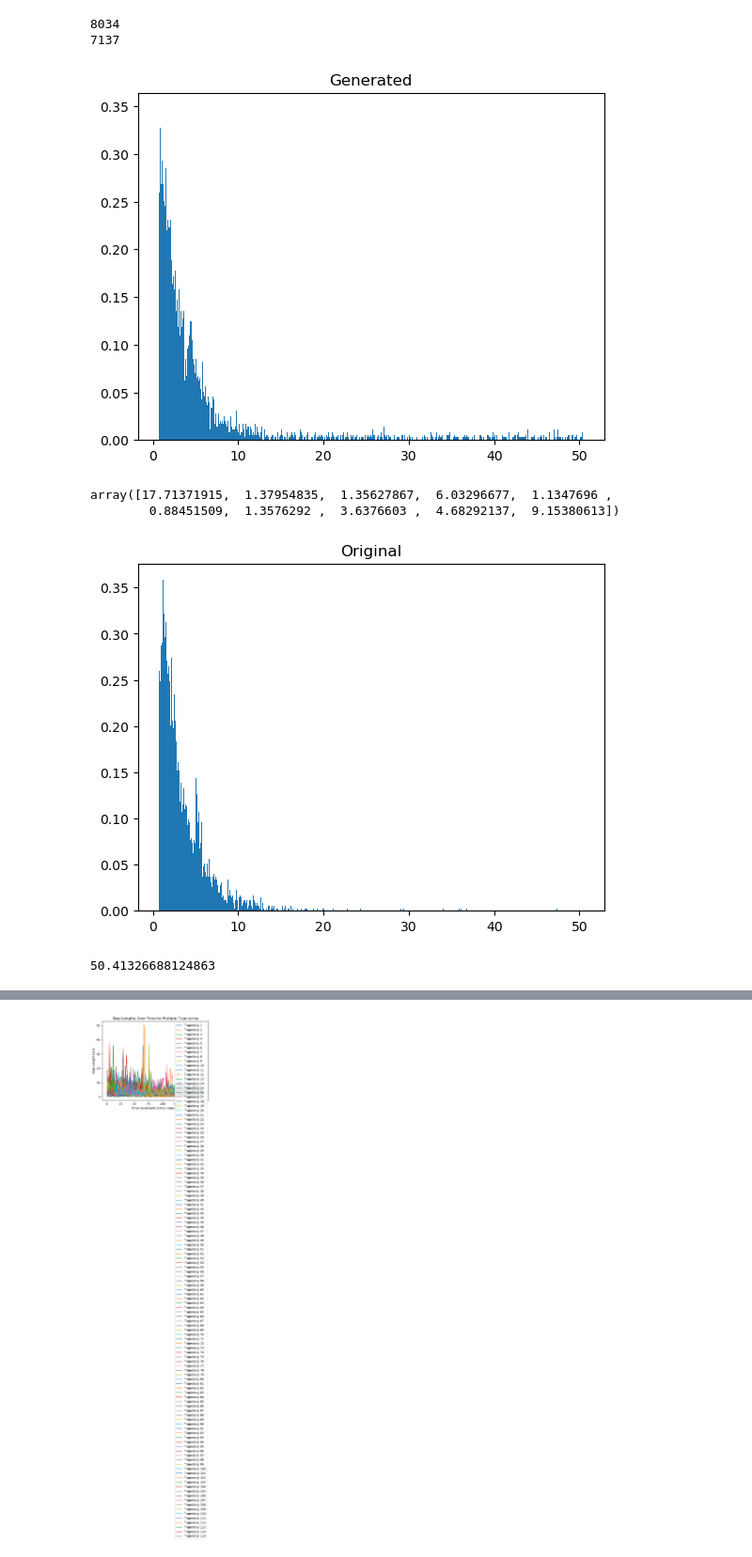
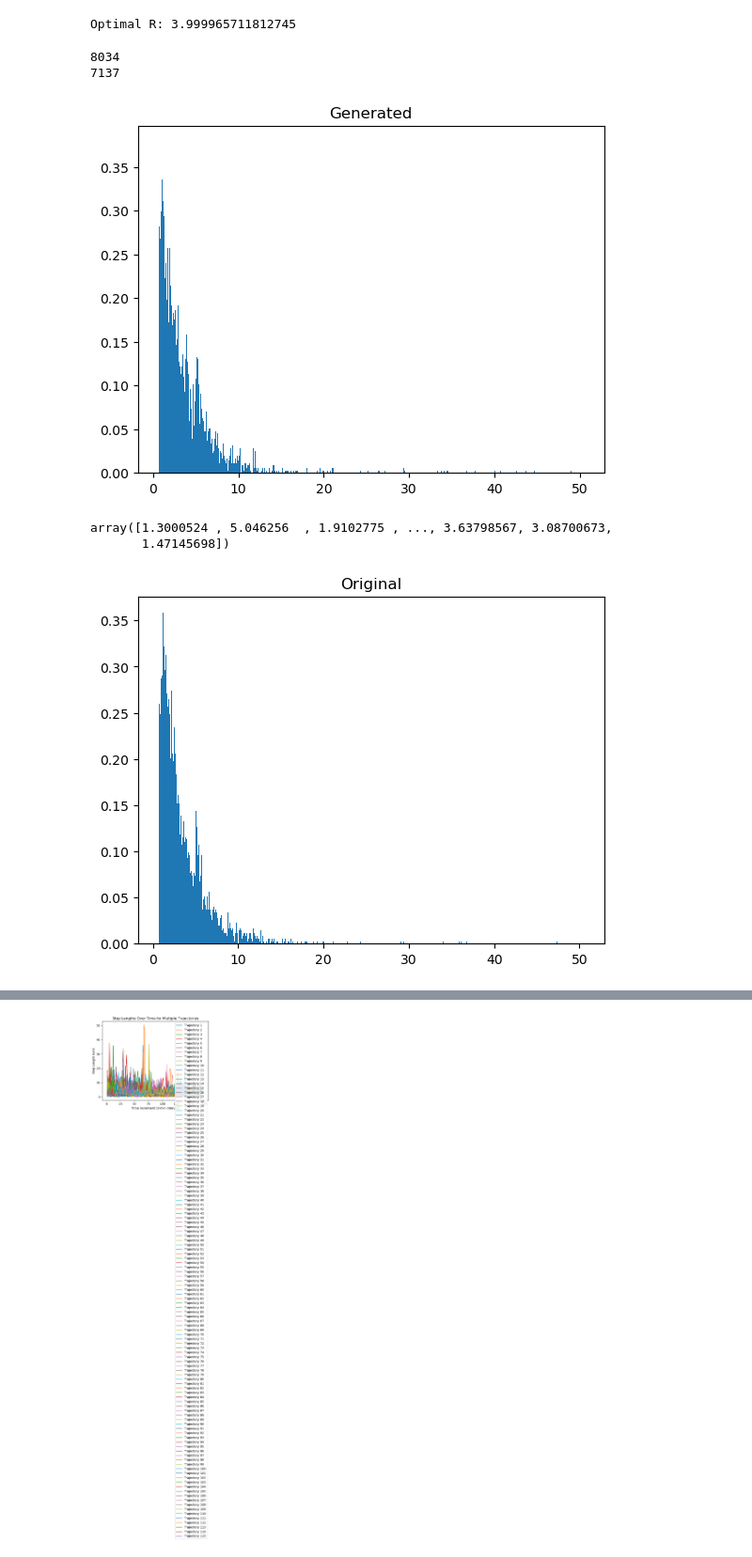
Before and after one commit to dz1921/RANDOMWALK, a Jupyter notebook: Distribution_Building.ipynb, the cells around one changed output, grey strips where cells are left out. Shown: that part at 94% size. Drawn from its saved outputs; the diff is of its cells as text; code cells hidden in the pictures.

```diff
--- a/Distribution_Building.ipynb
+++ b/Distribution_Building.ipynb
@@ -47,7 +38,7 @@ def R_filter(steps, R):
     return filtered_steps
 # %%
 # Approximation to kernel density estimator for the distribution (makeshift)
-def sample_steps(in_steps, n_samples, bins=500):
+def sample_steps(in_steps, n_samples, bins=1000):
     out = np.zeros(n_samples)
     probs, vals = np.histogram(in_steps, bins=bins, range=(0.72, in_steps.max()))
     probs = probs / np.sum(probs)
@@ -57,26 +48,72 @@ def sample_steps(in_steps, n_samples, bins=500):
         high = vals[bin_idx]
         out[n] = np.random.uniform(low, high)
     return out
+# %%
+#R opti
+def calculate_tamsd(step_lengths, max_lag=None):
+    N = len(step_lengths)
+    if max_lag is None:
+        max_lag = N // 4  # Limit the maximum lag to a quarter of the total length
+
+    tamsd = np.zeros(max_lag)
+    for tau in range(1, max_lag + 1):
+        sum_sq_displacements = 0
+        count = 0
+        for start in range(N - tau):  # Ensure not to exceed bounds
+            sum_sq_displacements += (step_lengths[start + tau] - step_lengths[start]) ** 2
+            count += 1
+        tamsd[tau - 1] = sum_sq_displacements / count
+
+    return tamsd
+
+
+# RSSE test to optimize for R
+def sse_function(R, experimental_data, experimental_tamsd):
+    filt_experimental_data = R_filter(experimental_data, R)
+
+    simulated_data = sample_from_steps(experimental_data, len(experimental_data))  # Assuming function to generate simulated data
+    filt_simulated_data = R_filter(simulated_data, R)
+
+    filt_experimental_tamsd = calculate_tamsd(filt_experimental_data)
+    filt_simulated_tamsd = calculate_tamsd(filt_simulated_data)
+
+    min_len = min(len(filt_experimental_tamsd), len(filt_simulated_tamsd))
+    sse = np.sum((filt_experimental_tamsd[:min_len] - filt_simulated_tamsd[:min_len]) ** 2)
+    return sse
+
+def optimize_threshold(data, experimental_tamsd):
+    experimental_tamsd = calculate_tamsd(experimental_data)
+    result = minimize(sse_function, x0=[4], args=(data, experimental_tamsd), bounds=[(0, None)])
+    if result.success:
+        return result.x[0]
+    else:
+        raise RuntimeError("Optimization did not converge")
+
+
+# are some of these pointless if i calculate them in the sse funct
+experimental_data = steps[:172]
+experimental_tamsd = calculate_tamsd(experimental_data)
+optimal_R = optimize_threshold(experimental_data, experimental_tamsd)
+print("Optimal R:", optimal_R)
+# %% [output]
+Optimal R: 3.999965711812745
 # %%
+# Plotting and testing functions
 steps = calc_step_length(df)
 filtered_steps = R_filter(steps, 0.72)
 print(len(steps))
 print(len(filtered_steps))
-plt.hist(sample_steps(filtered_steps, len(filtered_steps), bins=100), density=True, bins=1000)
+plt.hist(sample_steps(filtered_steps, len(filtered_steps)), density=True, bins=1000)
 plt.title('Generated')
 plt.show()
 plt.hist(filtered_steps, density=True, bins=1000)
 plt.title('Original')
-ss = sample_steps(filtered_steps, 10)
+ss = sample_steps(filtered_steps, len(filtered_steps))
 ss
 # %% [output]
 8034
 7137
-[figure, old version]
+[figure, new version]
-array([17.71371915,  1.37954835,  1.35627867,  6.03296677,  1.1347696 ,
-        0.88451509,  1.3576292 ,  3.6376603 ,  4.68292137,  9.15380613])
+array([1.3000524 , 5.046256  , 1.9102775 , ..., 3.63798567, 3.08700673,
+       1.47145698])
 [figure]
-# %%
-filtered_steps.max()
-# %% [output]
-50.41326688124863
```
Also changed, not shown: parts of 3 cells of this notebook.
